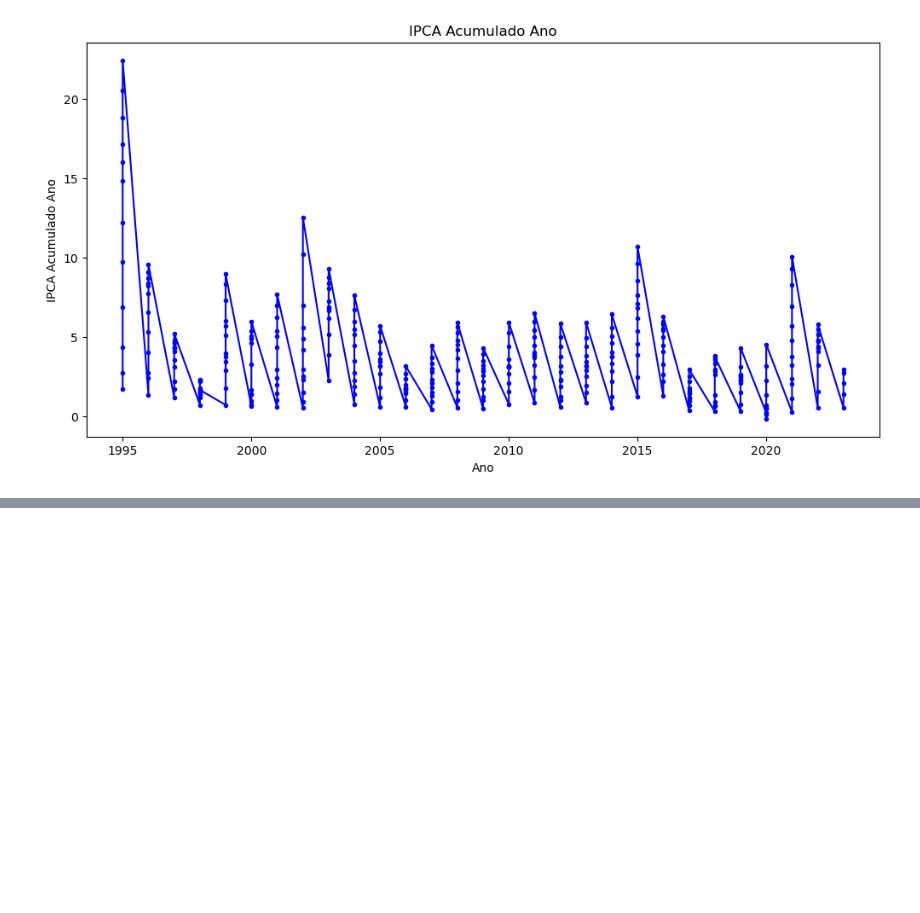
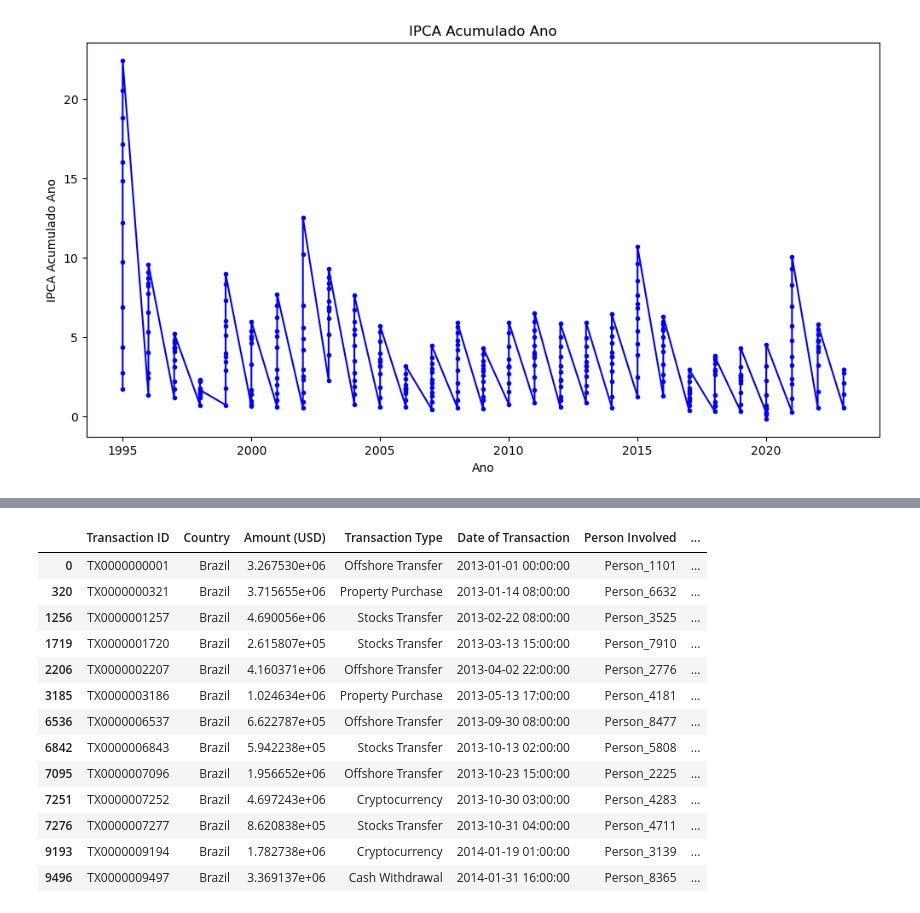
Before and after one commit to wesleymarchi/task-dataset, a Jupyter notebook: sample.ipynb, the cells around one changed output, grey strips where cells are left out. Drawn from its saved outputs; the diff is of its cells as text; code cells hidden in the pictures; blank space fills up the shorter version.

```diff
--- a/sample.ipynb
+++ b/sample.ipynb
@@ -74,0 +117,17 @@ Text(0, 0.5, 'Salário')
+# %%
+df_money_filter.tail(100)
+# %% [output]
+|  | Transaction ID | Country | Amount (USD) | Transaction Type | Date of Transaction | Person Involved | ... |
+| 0 | TX0000000001 | Brazil | 3.267530e+06 | Offshore Transfer | 2013-01-01 00:00:00 | Person_1101 | ... |
+| 320 | TX0000000321 | Brazil | 3.715655e+06 | Property Purchase | 2013-01-14 08:00:00 | Person_6632 | ... |
+| 1256 | TX0000001257 | Brazil | 4.690056e+06 | Stocks Transfer | 2013-02-22 08:00:00 | Person_3525 | ... |
+| 1719 | TX0000001720 | Brazil | 2.615807e+05 | Stocks Transfer | 2013-03-13 15:00:00 | Person_7910 | ... |
+| 2206 | TX0000002207 | Brazil | 4.160371e+06 | Offshore Transfer | 2013-04-02 22:00:00 | Person_2776 | ... |
+| 3185 | TX0000003186 | Brazil | 1.024634e+06 | Property Purchase | 2013-05-13 17:00:00 | Person_4181 | ... |
+| 6536 | TX0000006537 | Brazil | 6.622787e+05 | Offshore Transfer | 2013-09-30 08:00:00 | Person_8477 | ... |
+| 6842 | TX0000006843 | Brazil | 5.942238e+05 | Stocks Transfer | 2013-10-13 02:00:00 | Person_5808 | ... |
+| 7095 | TX0000007096 | Brazil | 1.956652e+06 | Offshore Transfer | 2013-10-23 15:00:00 | Person_2225 | ... |
+| 7251 | TX0000007252 | Brazil | 4.697243e+06 | Cryptocurrency | 2013-10-30 03:00:00 | Person_4283 | ... |
+| 7276 | TX0000007277 | Brazil | 8.620838e+05 | Stocks Transfer | 2013-10-31 04:00:00 | Person_4711 | ... |
+| 9193 | TX0000009194 | Brazil | 1.782738e+06 | Cryptocurrency | 2014-01-19 01:00:00 | Person_3139 | ... |
+| 9496 | TX0000009497 | Brazil | 3.369137e+06 | Cash Withdrawal | 2014-01-31 16:00:00 | Person_8365 | ... |
```
Also changed, not shown: parts of 8 cells of this notebook, 1 other file.
